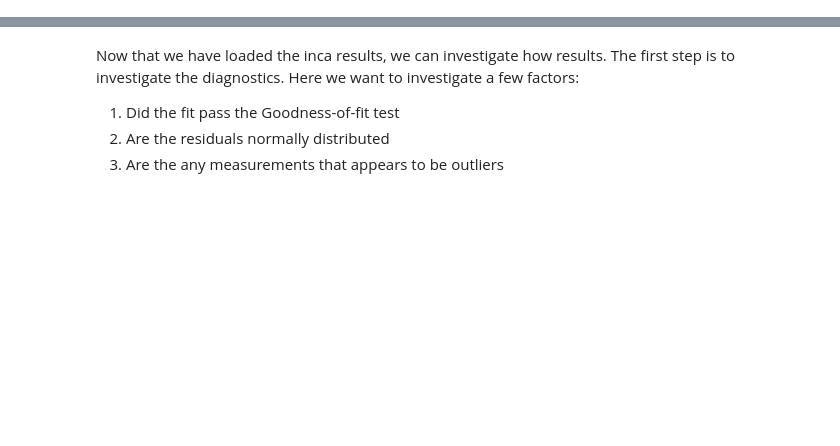
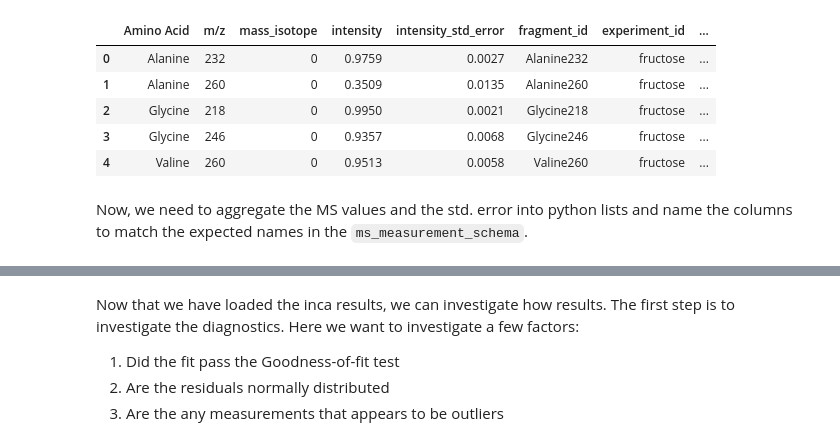
Before and after one commit to biosustain/incawrapper, a Jupyter notebook: docs/examples/Published_data_examples_C_necator.ipynb, the cells around one changed output, grey strips where cells are left out. Cells and saved outputs as stored; diff of their text form; code cells hidden in the pictures; blank space fills up the shorter version.

```diff
--- a/docs/examples/Published_data_examples_C_necator.ipynb
+++ b/docs/examples/Published_data_examples_C_necator.ipynb
@@ -234,0 +253,12 @@ simulation_id = '[1,2-13C]glycerol'
+# %%
+mdvs_long_met_ids['mass_isotope'] = mdvs_long_met_ids['mass_isotope'].apply(mass_isotope_to_int)
+mdvs_long_met_ids.head()
+# %% [output]
+|  | Amino Acid | m/z | mass_isotope | intensity | intensity_std_error | fragment_id | experiment_id | ... |
+| 0 | Alanine | 232 | 0 | 0.9759 | 0.0027 | Alanine232 | fructose | ... |
+| 1 | Alanine | 260 | 0 | 0.3509 | 0.0135 | Alanine260 | fructose | ... |
+| 2 | Glycine | 218 | 0 | 0.9950 | 0.0021 | Glycine218 | fructose | ... |
+| 3 | Glycine | 246 | 0 | 0.9357 | 0.0068 | Glycine246 | fructose | ... |
+| 4 | Valine | 260 | 0 | 0.9513 | 0.0058 | Valine260 | fructose | ... |
+# %% [markdown]
+Now, we need to aggregate the MS values and the std. error into python lists and name the columns to match the expected names in the `ms_measurement_schema`.
```
Also changed, not shown: parts of 75 cells of this notebook.
